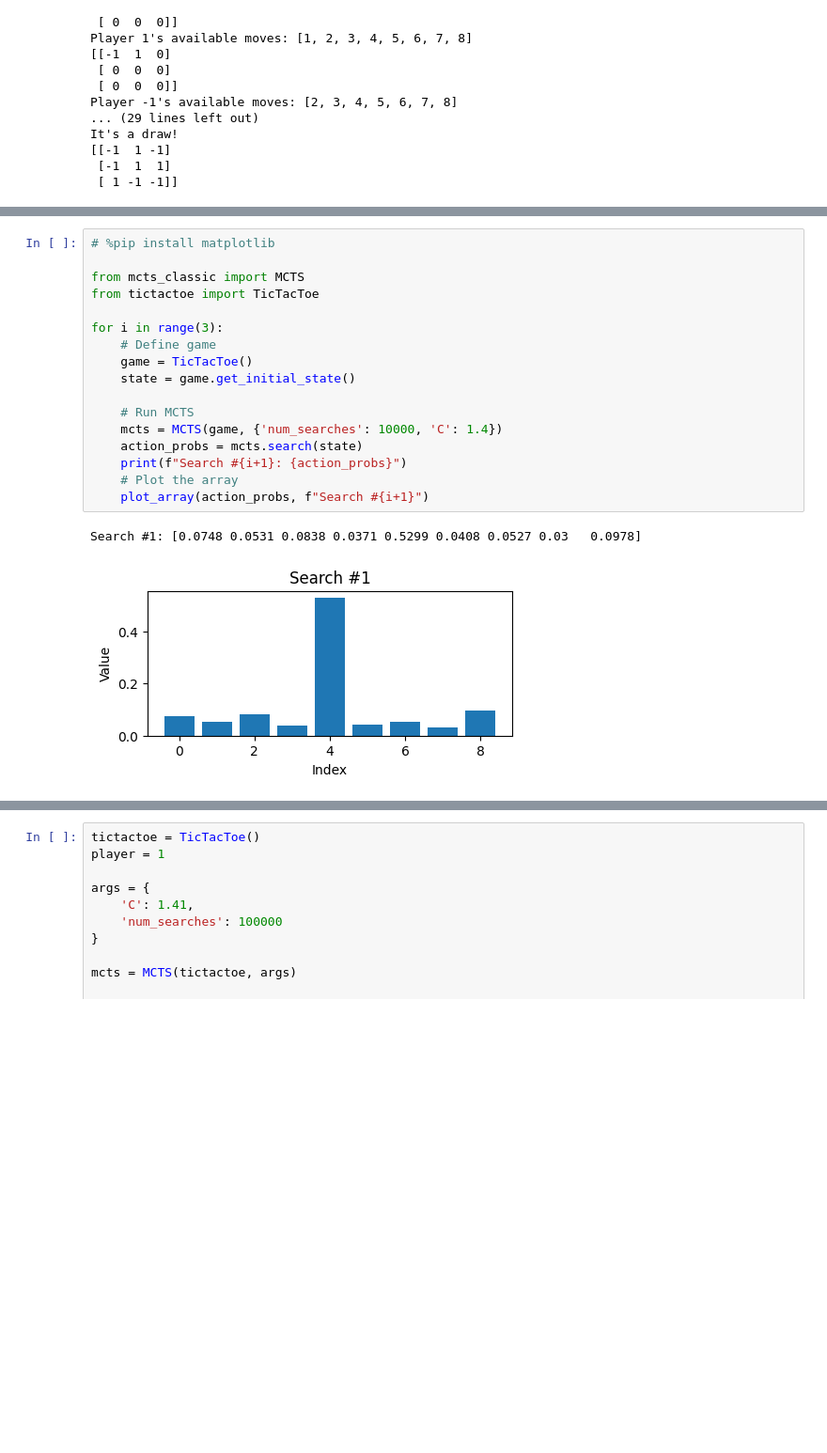
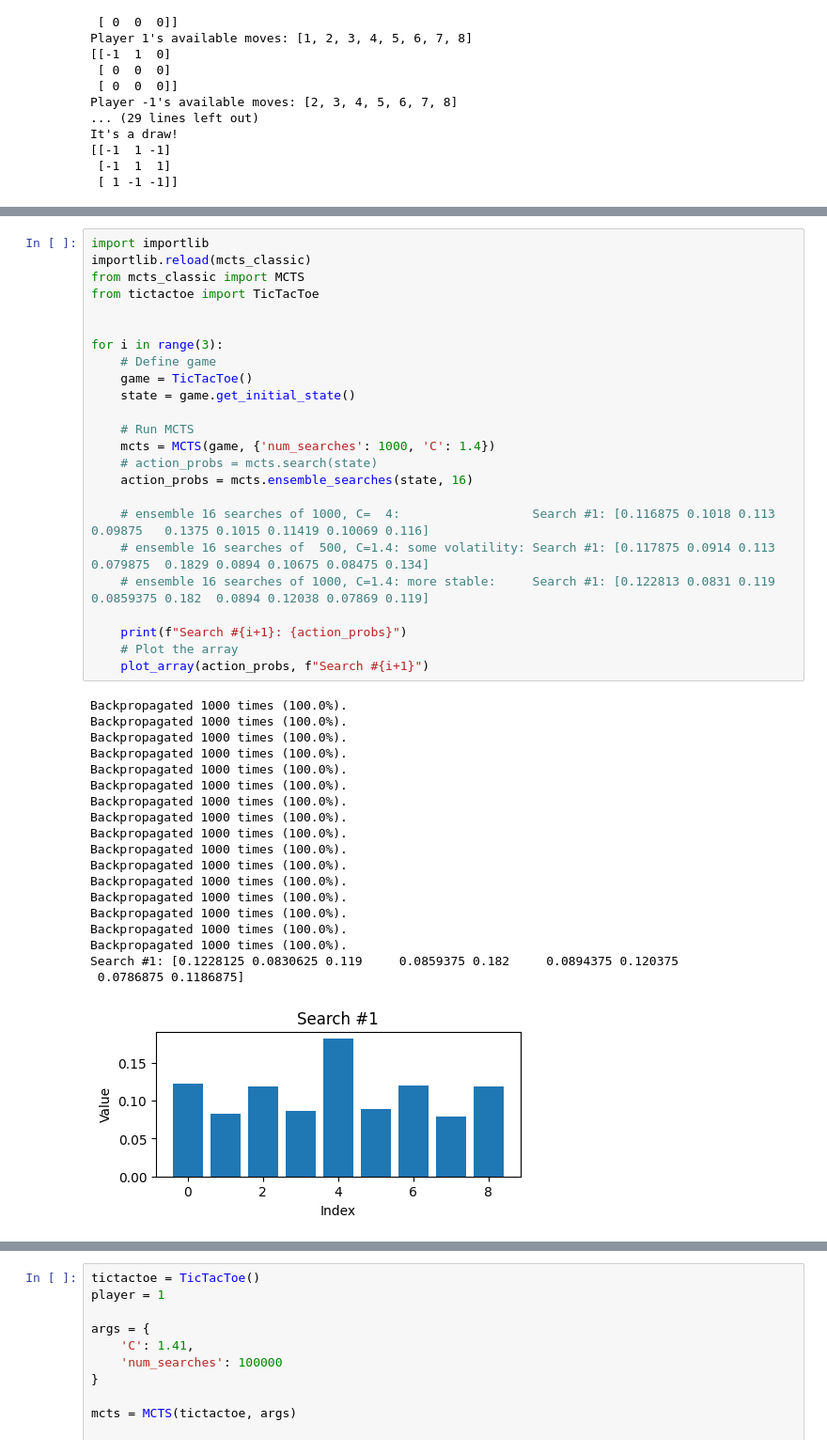
Before and after one commit to slatteryjim/AlphaZeroFromScratch, a Jupyter notebook: 1.TicTacToe.ipynb, the cells around one changed output, grey strips where cells are left out. Shown: that part at 94% size. Cells and saved outputs as stored; diff of their text form; blank space fills up the shorter version.

Commit message:
try ensembling MCTS searches to get more stable results

```diff
--- a/1.TicTacToe.ipynb
+++ b/1.TicTacToe.ipynb
@@ -150,22 +148,46 @@ def plot_array(array, title):
     plt.title(title)
     plt.show()
 # %%
-# %pip install matplotlib
-
+import importlib
+importlib.reload(mcts_classic)
 from mcts_classic import MCTS
 from tictactoe import TicTacToe
+
 
 for i in range(3):
     # Define game
     game = TicTacToe()
     state = game.get_initial_state()
 
     # Run MCTS
-    mcts = MCTS(game, {'num_searches': 10000, 'C': 1.4})
-    action_probs = mcts.search(state)
+    mcts = MCTS(game, {'num_searches': 1000, 'C': 1.4})
+    # action_probs = mcts.search(state)
+    action_probs = mcts.ensemble_searches(state, 16)
+
+    # ensemble 16 searches of 1000, C=  4:                  Search #1: [0.116875 0.1018 0.113 0.09875   0.1375 0.1015 0.11419 0.10069 0.116]
+    # ensemble 16 searches of  500, C=1.4: some volatility: Search #1: [0.117875 0.0914 0.113 0.079875  0.1829 0.0894 0.10675 0.08475 0.134]
+    # ensemble 16 searches of 1000, C=1.4: more stable:     Search #1: [0.122813 0.0831 0.119 0.0859375 0.182  0.0894 0.12038 0.07869 0.119]
+
     print(f"Search #{i+1}: {action_probs}")
     # Plot the array
     plot_array(action_probs, f"Search #{i+1}")
 # %% [output]
-Search #1: [0.0748 0.0531 0.0838 0.0371 0.5299 0.0408 0.0527 0.03   0.0978]
+Backpropagated 1000 times (100.0%).
+Backpropagated 1000 times (100.0%).
+Backpropagated 1000 times (100.0%).
+Backpropagated 1000 times (100.0%).
+Backpropagated 1000 times (100.0%).
+Backpropagated 1000 times (100.0%).
+Backpropagated 1000 times (100.0%).
+Backpropagated 1000 times (100.0%).
+Backpropagated 1000 times (100.0%).
+Backpropagated 1000 times (100.0%).
+Backpropagated 1000 times (100.0%).
+Backpropagated 1000 times (100.0%).
+Backpropagated 1000 times (100.0%).
+Backpropagated 1000 times (100.0%).
+Backpropagated 1000 times (100.0%).
+Backpropagated 1000 times (100.0%).
+Search #1: [0.1228125 0.0830625 0.119     0.0859375 0.182     0.0894375 0.120375
+ 0.0786875 0.1186875]
-[figure, old version]
+[figure, new version]
```
Also changed, not shown: parts of 3 cells of this notebook, 2 other files.
